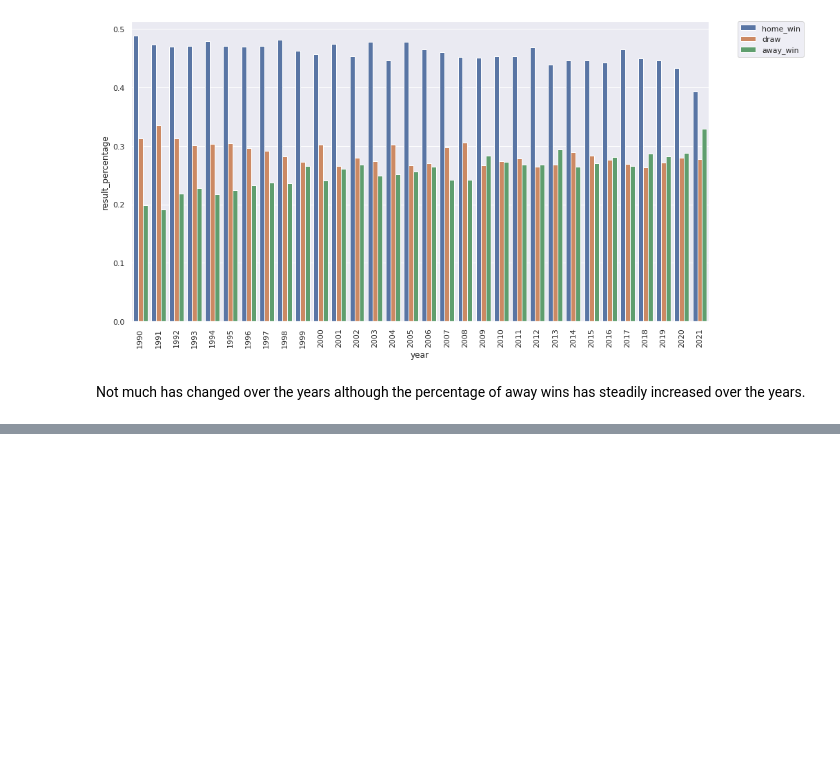
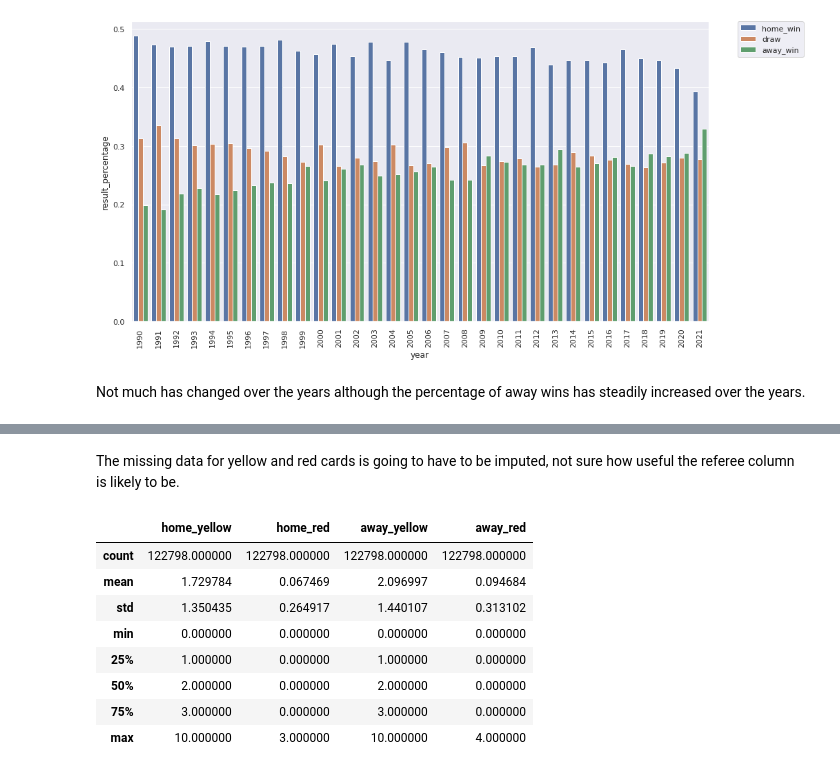
Before and after one commit to dan-bouchard/Football-Match-Outcome-Prediction, a Jupyter notebook: eda_and_data_cleaning.ipynb, the cells around one changed output, grey strips where cells are left out. Drawn from its saved outputs; the diff is of its cells as text; code cells hidden in the pictures; blank space fills up the shorter version.

Commit message:
finished data cleaning and exploration

```diff
--- a/eda_and_data_cleaning.ipynb
+++ b/eda_and_data_cleaning.ipynb
@@ -441,0 +487,16 @@ Not much has changed over the years although the percentage of away wins has ste
+# %%
+# Need to clean the referee column
+def clean_referee_col(item):
+    try:
+        remove_separators = item.split('\r\n')[1]
+        ref_name = remove_separators.split(':')[1]
+        ref_name_out = ref_name[1:]
+        return ref_name_out
+    except:
+        if item == '\r\n':
+            return np.nan
+        else:
+            return item
+
+match_info['referee'] = match_info['referee'].apply(clean_referee_col)
+match_info.info()
@@ -441,0 +518,14 @@ Not much has changed over the years although the percentage of away wins has ste
+# %% [markdown]
+The missing data for yellow and red cards is going to have to be imputed, not sure how useful the referee column is likely to be.
+# %%
+match_info.describe()
+# %% [output]
+|  | home_yellow | home_red | away_yellow | away_red |
+| count | 122798.000000 | 122798.000000 | 122798.000000 | 122798.000000 |
+| mean | 1.729784 | 0.067469 | 2.096997 | 0.094684 |
+| std | 1.350435 | 0.264917 | 1.440107 | 0.313102 |
+| min | 0.000000 | 0.000000 | 0.000000 | 0.000000 |
+| 25% | 1.000000 | 0.000000 | 1.000000 | 0.000000 |
+| 50% | 2.000000 | 0.000000 | 2.000000 | 0.000000 |
+| 75% | 3.000000 | 0.000000 | 3.000000 | 0.000000 |
+| max | 10.000000 | 3.000000 | 10.000000 | 4.000000 |
```
Also changed, not shown: parts of 11 cells of this notebook, 1 other file.
